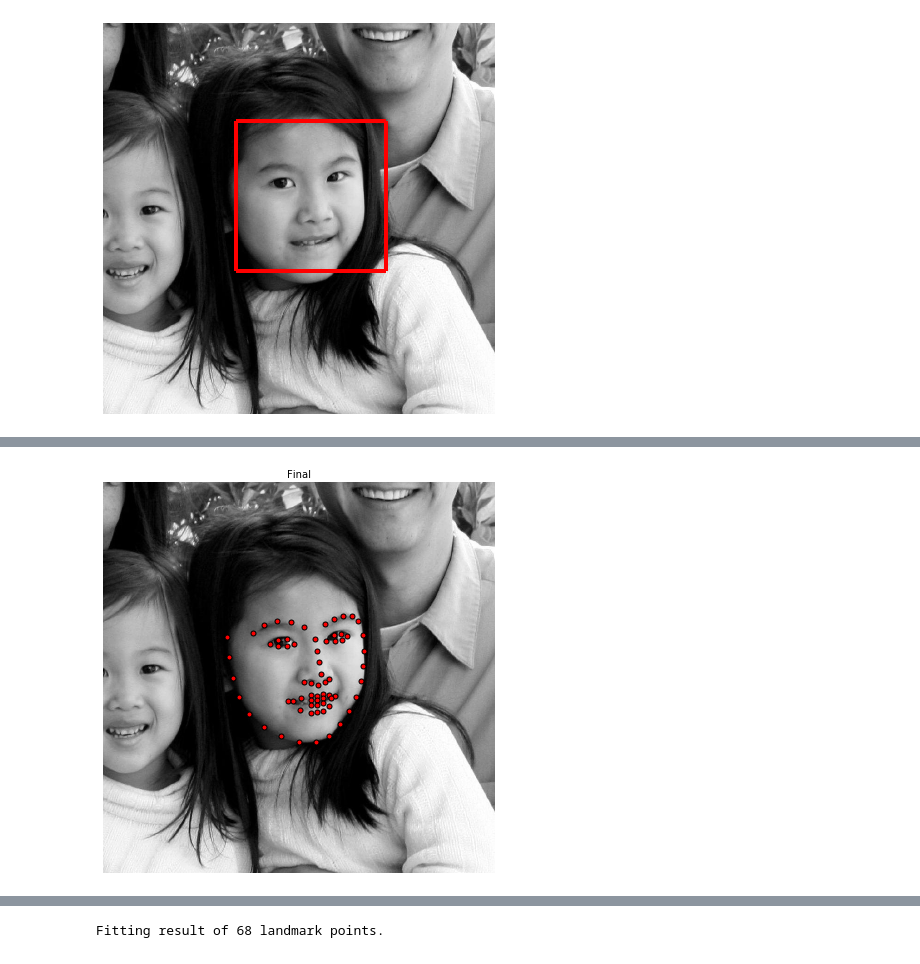
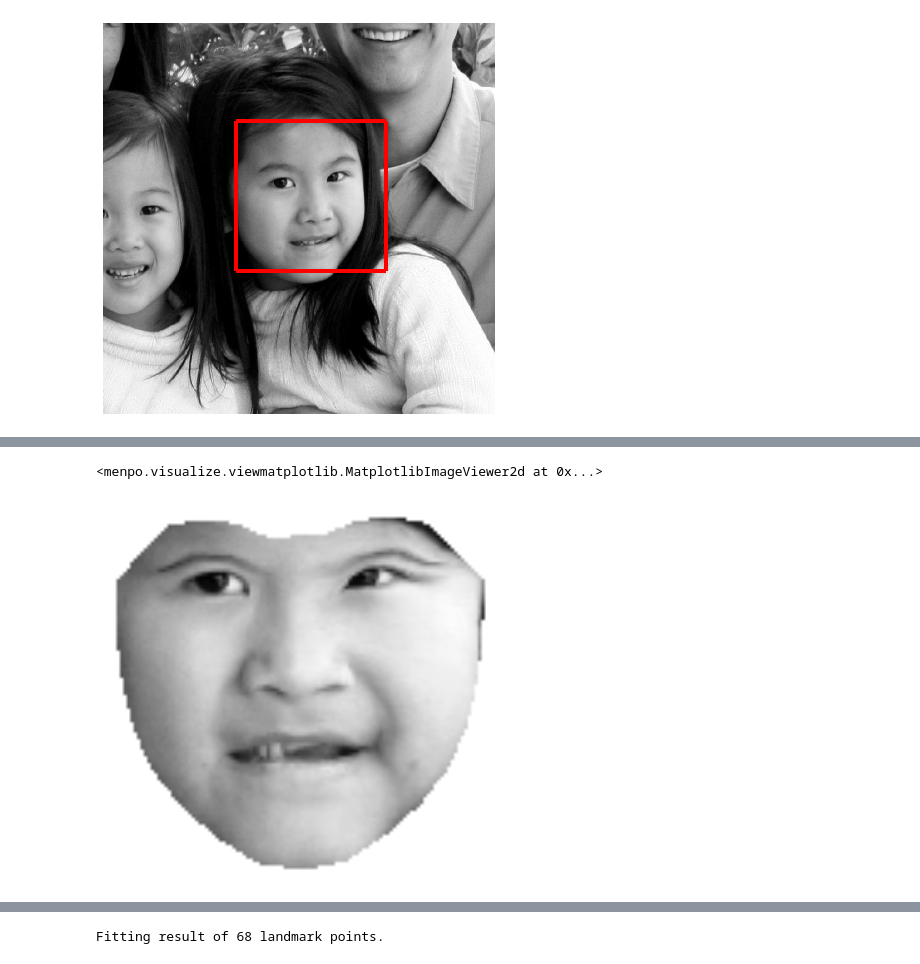
Before and after one commit to rsln-s/tensorfaces, a Jupyter notebook: aam/aam.ipynb, the cells around one changed output, grey strips where cells are left out. Saved outputs shown, nothing was run; the diff lists cells and outputs as text; code cells hidden in the pictures.

```diff
--- a/aam/aam.ipynb
+++ b/aam/aam.ipynb
@@ -151,7 +128,9 @@ result.view_iterations()
-# %%
-result.view_widget()
-# %% [output]
-[figure, removed]
+# %%
+warped = fitter.warped_images(result.image, [result.final_shape])
+warped[0].view()
+# %% [output]
+<menpo.visualize.viewmatplotlib.MatplotlibImageViewer2d at 0x...>
+[figure, added]
 # %%
 # from menpodetect import load_ffld2_frontal_face_detector
 
```
Also changed, not shown: parts of 16 cells of this notebook.
